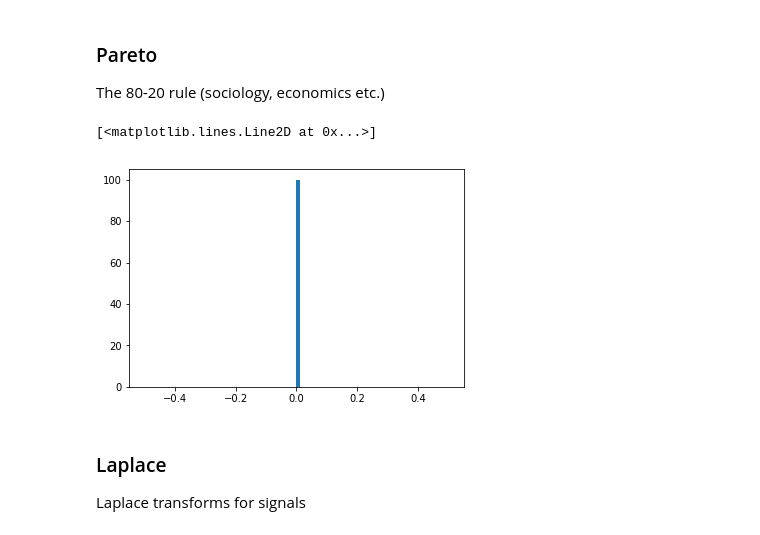
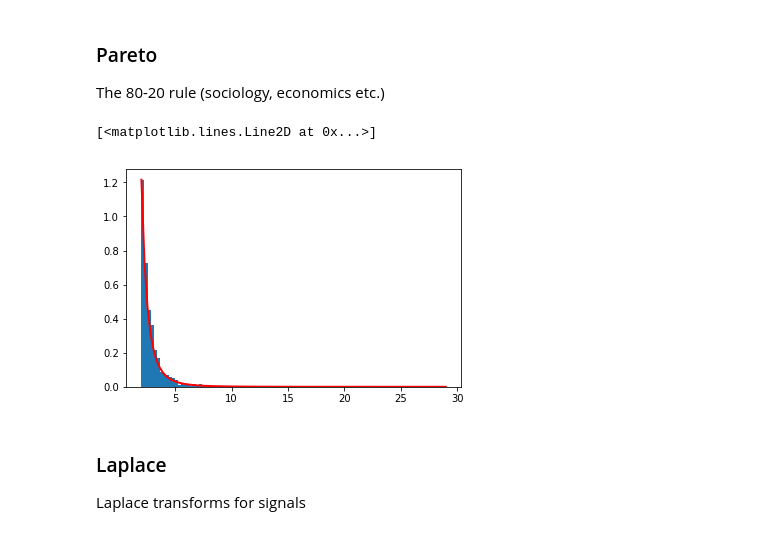
Before and after one commit to Spider-Mannix/NumRandProj, a Jupyter notebook: numpy.random Project.ipynb, the cells around one changed output. Saved outputs shown, nothing was run; the diff lists cells and outputs as text; code cells hidden in the pictures.

```diff
--- a/numpy.random Project.ipynb
+++ b/numpy.random Project.ipynb
@@ -97,15 +259,15 @@ array([[0, 1, 2],
 
 The 80-20 rule (sociology, economics etc.)
 # %%
-a, m = 3., 0.  # shape and mode
+a, m = 3., 2.  # shape and mode
 s = (np.random.pareto(a, 1000) + 1) * m
 count, bins, _ = pl.hist(s, 100, density=True)
 fit = a*m**a / bins**(a+1)
 pl.plot(bins, max(count)*fit/max(fit), linewidth=2, color='r')
 pl.show()
 # %% [output]
 [<matplotlib.lines.Line2D at 0x...>]
-[figure, old version]
+[figure, new version]
 # %% [markdown]
 ### Laplace
 Laplace transforms for signals
```
Also changed, not shown: parts of 19 cells of this notebook.
